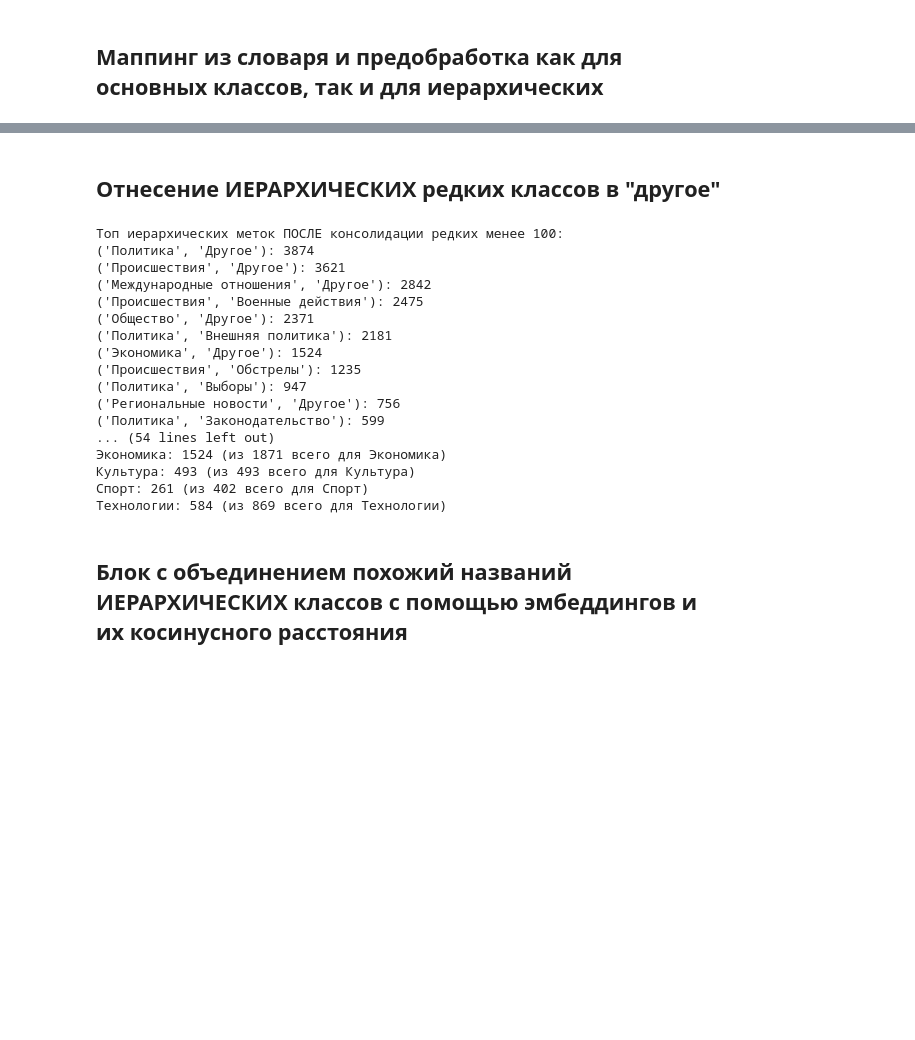
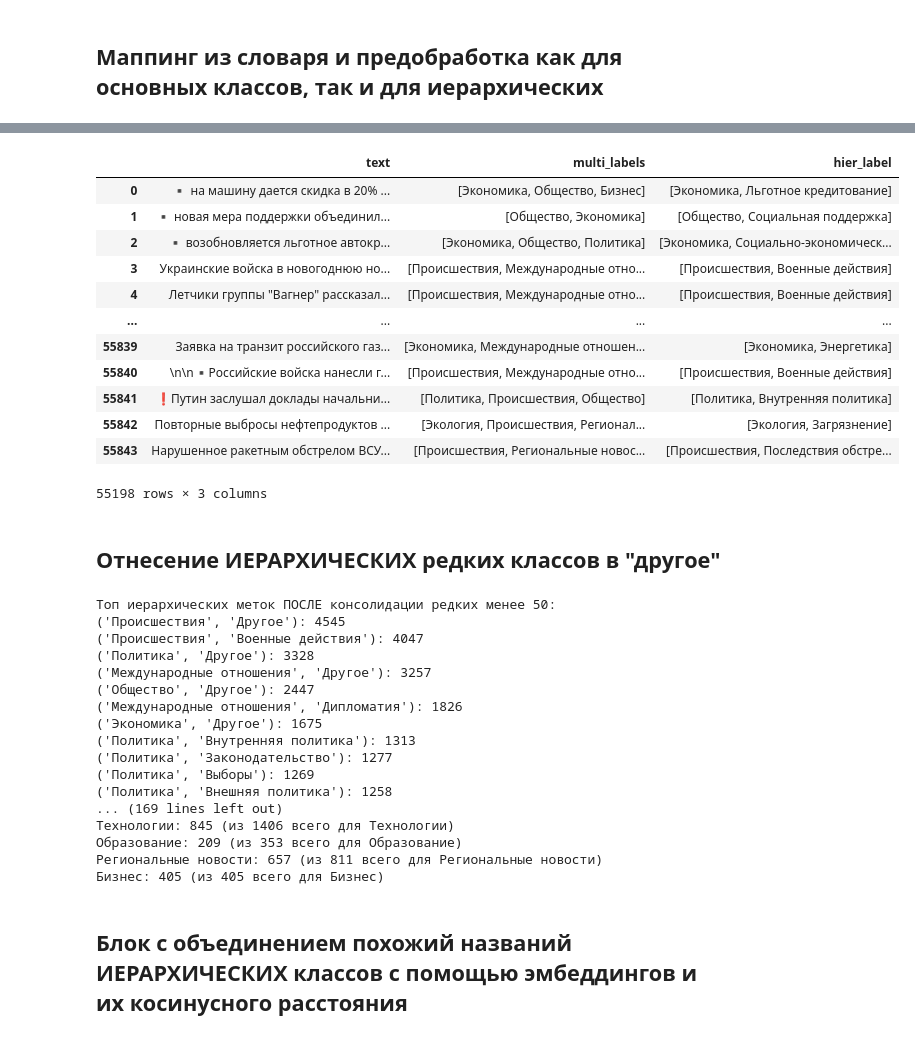
Before and after one commit to maxlyara1/ikanam_news, a Jupyter notebook: notebooks/train_dataset_getting.ipynb, the cells around one changed output, grey strips where cells are left out. Drawn from its saved outputs; the diff is of its cells as text; code cells hidden in the pictures; blank space fills up the shorter version.

```diff
--- a/notebooks/train_dataset_getting.ipynb
+++ b/notebooks/train_dataset_getting.ipynb
@@ -491,3 +741,19 @@ DataFrame ПОСЛЕ очистки:
+# %%
+df_filtered
+# %% [output]
+|  | text | multi_labels | hier_label |
+| 0 | ▪️ на машину дается скидка в 20% ... | [Экономика, Общество, Бизнес] | [Экономика, Льготное кредитование] |
+| 1 | ▪️ новая мера поддержки объединил... | [Общество, Экономика] | [Общество, Социальная поддержка] |
+| 2 | ▪️ возобновляется льготное автокр... | [Экономика, Общество, Политика] | [Экономика, Социально-экономическ... |
+| 3 | Украинские войска в новогоднюю но... | [Происшествия, Международные отно... | [Происшествия, Военные действия] |
+| 4 | Летчики группы "Вагнер" рассказал... | [Происшествия, Международные отно... | [Происшествия, Военные действия] |
+| ... | ... | ... | ... |
+| 55839 | Заявка на транзит российского газ... | [Экономика, Международные отношен... | [Экономика, Энергетика] |
+| 55840 | \n\n▪️Российские войска нанесли г... | [Происшествия, Международные отно... | [Происшествия, Военные действия] |
+| 55841 | ❗️Путин заслушал доклады начальни... | [Политика, Происшествия, Общество] | [Политика, Внутренняя политика] |
+| 55842 | Повторные выбросы нефтепродуктов ... | [Экология, Происшествия, Регионал... | [Экология, Загрязнение] |
+| 55843 | Нарушенное ракетным обстрелом ВСУ... | [Происшествия, Региональные новос... | [Происшествия, Последствия обстре... |
+55198 rows × 3 columns
 # %% [markdown]
 ## Отнесение ИЕРАРХИЧЕСКИХ редких классов в "другое"
 # %%
@@ -512,7 +778,7 @@ df_filtered['hier_label'] = df_filtered.apply(consolidate_rare_hier_labels, axis
 hier_label_consolidated_tuples = [tuple(labels) for labels in df_filtered['hier_label'] if labels and len(labels) == 2 and all(labels)]
 hier_label_consolidated_counts = Counter(hier_label_consolidated_tuples)
 print(f"\nТоп иерархических меток ПОСЛЕ консолидации редких менее {MIN_HIER_LABEL_COUNT}:")
-for labels, count in hier_label_consolidated_counts.most_common(MIN_HIER_LABEL_COUNT):
+for labels, count in hier_label_consolidated_counts.most_common(1000):
     print(f"{labels}: {count}")
 
 # Посмотрим, сколько теперь меток "Другое" для каждой основной темы
@@ -523,21 +789,21 @@ for main_theme, count in other_counts.items():
     total_for_main_theme = sum(v for k, v in hier_label_consolidated_counts.items() if k[0] == main_theme)
     print(f"{main_theme}: {hier_label_consolidated_counts[(main_theme, 'Другое')]} (из {total_for_main_theme} всего для {main_theme})")
 # %% [output]
-Топ иерархических меток ПОСЛЕ консолидации редких менее 100:
-('Политика', 'Другое'): 3874
-('Происшествия', 'Другое'): 3621
-('Международные отношения', 'Другое'): 2842
-('Происшествия', 'Военные действия'): 2475
-('Общество', 'Другое'): 2371
-('Политика', 'Внешняя политика'): 2181
-('Экономика', 'Другое'): 1524
-('Происшествия', 'Обстрелы'): 1235
-('Политика', 'Выборы'): 947
-('Региональные новости', 'Другое'): 756
-('Политика', 'Законодательство'): 599
-... (54 lines left out)
-Экономика: 1524 (из 1871 всего для Экономика)
-Культура: 493 (из 493 всего для Культура)
-Спорт: 261 (из 402 всего для Спорт)
-Технологии: 584 (из 869 всего для Технологии)
+Топ иерархических меток ПОСЛЕ консолидации редких менее 50:
+('Происшествия', 'Другое'): 4545
+('Происшествия', 'Военные действия'): 4047
+('Политика', 'Другое'): 3328
+('Международные отношения', 'Другое'): 3257
+('Общество', 'Другое'): 2447
+('Международные отношения', 'Дипломатия'): 1826
+('Экономика', 'Другое'): 1675
+('Политика', 'Внутренняя политика'): 1313
+('Политика', 'Законодательство'): 1277
+('Политика', 'Выборы'): 1269
+('Политика', 'Внешняя политика'): 1258
+... (169 lines left out)
+Технологии: 845 (из 1406 всего для Технологии)
+Образование: 209 (из 353 всего для Образование)
+Региональные новости: 657 (из 811 всего для Региональные новости)
+Бизнес: 405 (из 405 всего для Бизнес)
 # %%
```
Also changed, not shown: parts of 25 cells of this notebook, 3 other files.
